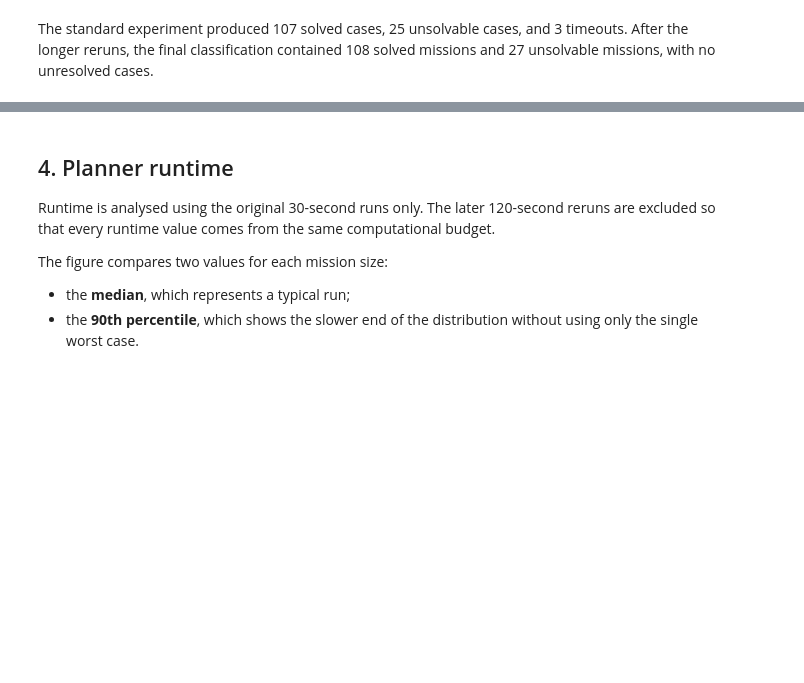
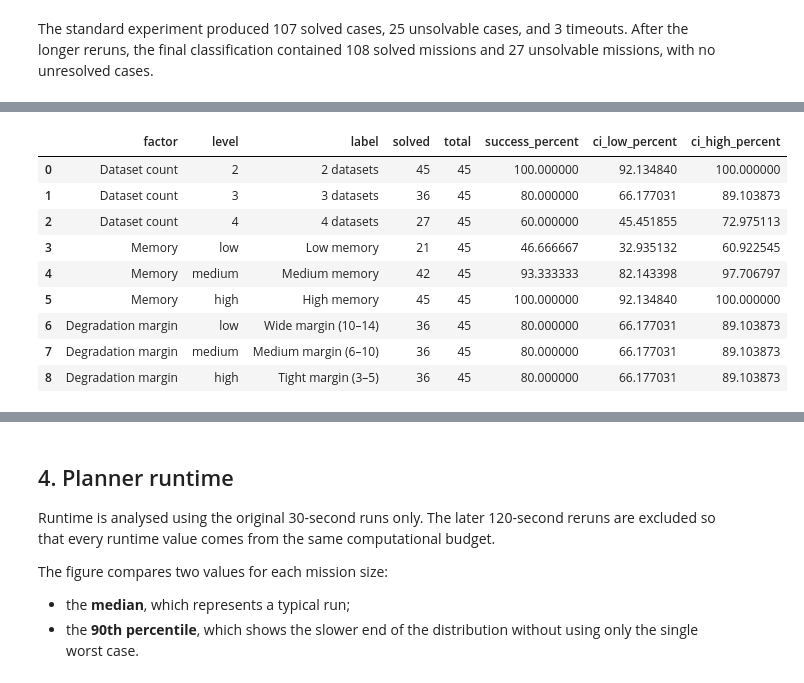
Before and after one commit to egjinaj/planetary-rover-experimental-study, a Jupyter notebook: notebooks/battery_rover_experiment_analysis.ipynb, the cells around one changed output, grey strips where cells are left out. Cells and saved outputs as stored; diff of their text form; code cells hidden in the pictures; blank space fills up the shorter version.

```diff
--- a/notebooks/battery_rover_experiment_analysis.ipynb
+++ b/notebooks/battery_rover_experiment_analysis.ipynb
@@ -610,0 +453,99 @@ plt.show()
+# %%
+def wilson_interval(
+    successes: int,
+    total: int,
+    z_value: float = 1.959963984540054,
+) -> tuple:
+    if total <= 0:
+        return np.nan, np.nan
+
+    proportion = successes / total
+    denominator = 1 + z_value**2 / total
+    center = (
+        proportion + z_value**2 / (2 * total)
+    ) / denominator
+    radius = (
+        z_value
+        * np.sqrt(
+            proportion * (1 - proportion) / total
+            + z_value**2 / (4 * total**2)
+        )
+        / denominator
+    )
+
+    return max(0.0, center - radius), min(1.0, center + radius)
+
+
+def success_with_wilson(
+    factor: str,
+    order,
+    factor_label: str,
+    label_function,
+) -> pd.DataFrame:
+    rows = []
+
+    for level in order:
+        subset = classified_df[
+            classified_df[factor].astype(str).eq(str(level))
+        ]
+        statuses = subset["classification_status"].astype(str)
+        solved = int(statuses.eq("solved").sum())
+        total = len(subset)
+        lower, upper = wilson_interval(solved, total)
+
+        rows.append(
+            {
+                "factor": factor_label,
+                "level": level,
+                "label": label_function(level),
+                "solved": solved,
+                "total": total,
+                "success_percent": 100 * solved / total,
+                "ci_low_percent": 100 * lower,
+                "ci_high_percent": 100 * upper,
+            }
+        )
+
+    return pd.DataFrame(rows)
+
+
+success_rates_wilson = pd.concat(
+    [
+        success_with_wilson(
+            "dataset_count",
+            DATASET_ORDER,
+            "Dataset count",
+            lambda value: f"{value} datasets",
+        ),
+        success_with_wilson(
+            "memory_level",
+            MEMORY_ORDER,
+            "Memory",
+            lambda value: f"{str(value).title()} memory",
+        ),
+        success_with_wilson(
+            "corruption_level",
+            CORRUPTION_ORDER,
+            "Degradation margin",
+            lambda value: {
+                "low": "Wide margin (10–14)",
+                "medium": "Medium margin (6–10)",
+                "high": "Tight margin (3–5)",
+            }[str(value)],
+        ),
+    ],
+    ignore_index=True,
+)
+
+display(success_rates_wilson)
+# %% [output]
+|  | factor | level | label | solved | total | success_percent | ci_low_percent | ci_high_percent |
+| 0 | Dataset count | 2 | 2 datasets | 45 | 45 | 100.000000 | 92.134840 | 100.000000 |
+| 1 | Dataset count | 3 | 3 datasets | 36 | 45 | 80.000000 | 66.177031 | 89.103873 |
+| 2 | Dataset count | 4 | 4 datasets | 27 | 45 | 60.000000 | 45.451855 | 72.975113 |
+| 3 | Memory | low | Low memory | 21 | 45 | 46.666667 | 32.935132 | 60.922545 |
+| 4 | Memory | medium | Medium memory | 42 | 45 | 93.333333 | 82.143398 | 97.706797 |
+| 5 | Memory | high | High memory | 45 | 45 | 100.000000 | 92.134840 | 100.000000 |
+| 6 | Degradation margin | low | Wide margin (10–14) | 36 | 45 | 80.000000 | 66.177031 | 89.103873 |
+| 7 | Degradation margin | medium | Medium margin (6–10) | 36 | 45 | 80.000000 | 66.177031 | 89.103873 |
+| 8 | Degradation margin | high | Tight margin (3–5) | 36 | 45 | 80.000000 | 66.177031 | 89.103873 |
```
Also changed, not shown: parts of 31 cells of this notebook, 15 other files.
